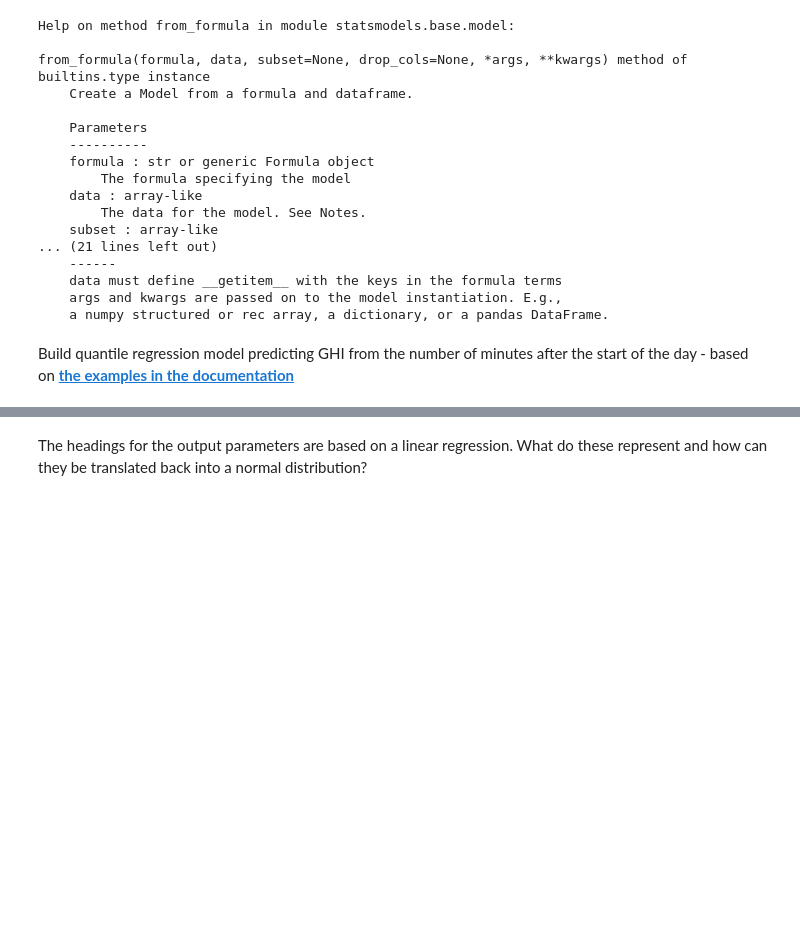
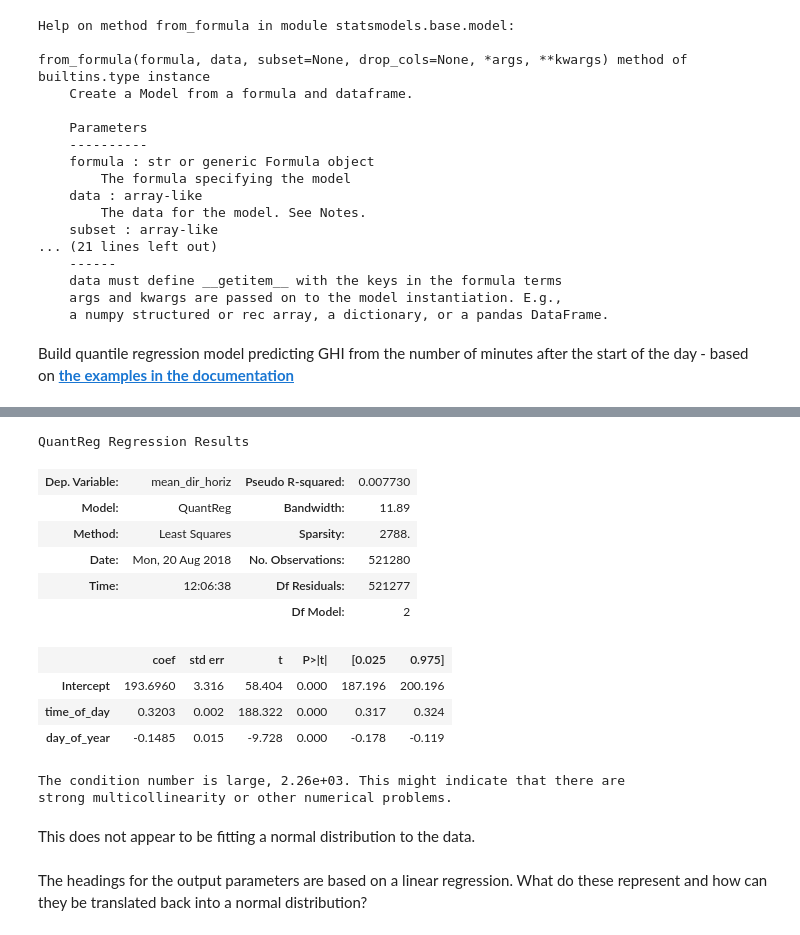
Before and after one commit to MSAmit/Capstone-project, a Jupyter notebook: Normalise_using_clear_sky_model.ipynb, the cells around one changed output, grey strips where cells are left out. Saved outputs shown, nothing was run; the diff lists cells and outputs as text; code cells hidden in the pictures; blank space fills up the shorter version.

```diff
--- a/Normalise_using_clear_sky_model.ipynb
+++ b/Normalise_using_clear_sky_model.ipynb
@@ -227,2 +237,24 @@ models
+# %%
+mod = smf.quantreg('mean_dir_horiz ~ time_of_day + day_of_year', PV_2017)
+# %%
+res = mod.fit(q=0.85, kernel='gau')
+# %%
+res.summary()
+# %% [output]
+QuantReg Regression Results
+| Dep. Variable: | mean_dir_horiz | Pseudo R-squared: | 0.007730 |
+| Model: | QuantReg | Bandwidth: | 11.89 |
+| Method: | Least Squares | Sparsity: | 2788. |
+| Date: | Mon, 20 Aug 2018 | No. Observations: | 521280 |
+| Time: | 12:06:38 | Df Residuals: | 521277 |
+|  |  | Df Model: | 2 |
+|  | coef | std err | t | P>|t| | [0.025 | 0.975] |
+| Intercept | 193.6960 | 3.316 | 58.404 | 0.000 | 187.196 | 200.196 |
+| time_of_day | 0.3203 | 0.002 | 188.322 | 0.000 | 0.317 | 0.324 |
+| day_of_year | -0.1485 | 0.015 | -9.728 | 0.000 | -0.178 | -0.119 |
+The condition number is large, 2.26e+03. This might indicate that there are
+strong multicollinearity or other numerical problems.
+# %% [markdown]
+This does not appear to be fitting a normal distribution to the data.
 # %% [markdown]
 The headings for the output parameters are based on a linear regression. What do these represent and how can they be translated back into a normal distribution?
```
Also changed, not shown: parts of 6 cells of this notebook.
